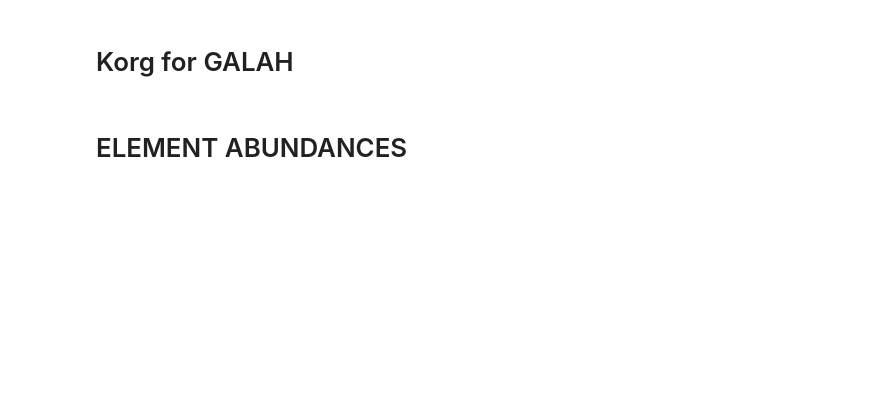
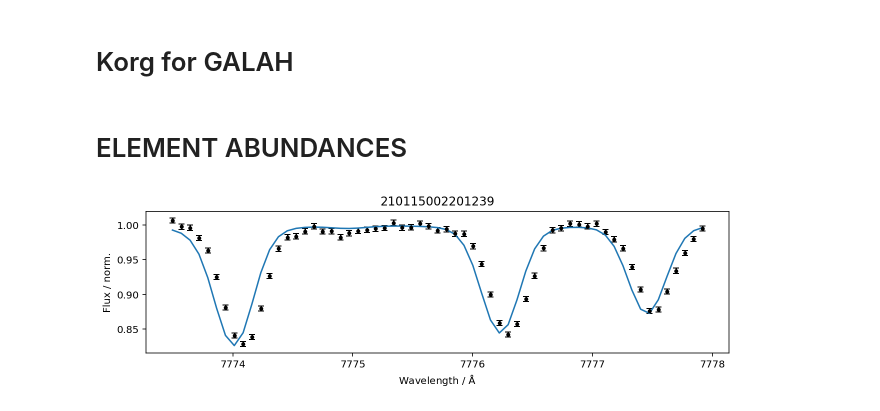
Before and after one commit to svenbuder/galah_korg, a Jupyter notebook: korg_for_galah_single.ipynb, the cells around one changed output. Cells and saved outputs as stored; diff of their text form; code cells hidden in the pictures; blank space fills up the shorter version.

```diff
--- a/korg_for_galah_single.ipynb
+++ b/korg_for_galah_single.ipynb
@@ -50,8 +50,6 @@ def get_spectrum(sobject_id):
 spectrum = get_spectrum(sobject_id = 210115002201239)
 # %% [markdown]
 # ELEMENT ABUNDANCES
-# %%
-stellar_parameters = dict(Teff = 5772, logg = 4.44, m_H = 0.00, vsini = 4.0, vmic=1.06)
 # %%
 spectrum_waveobs = np.concatenate(([[Korg.air_to_vacuum(λ) for λ in spectrum['wave_air_ccd'+str(ccd)]] for ccd in [1,2,3,4]]))
 spectrum_flux = np.concatenate(([[f for f in spectrum['flux_norm_ccd'+str(ccd)]] for ccd in [1,2,3,4]]))
@@ -78,20 +77,6 @@ windows = dict()
 # Oxygen
 windows[8] = [(Korg.air_to_vacuum(7771.359),Korg.air_to_vacuum(7772.509)),(Korg.air_to_vacuum(7773.522),Korg.air_to_vacuum(7774.782)),(Korg.air_to_vacuum(7774.912),Korg.air_to_vacuum(7775.962))]
 
-# # Na
+# Na
 # windows[11] = [(Korg.air_to_vacuum(4751.689),Korg.air_to_vacuum(4751.944)),(Korg.air_to_vacuum(5682.517),Korg.air_to_vacuum(5682.997)),(Korg.air_to_vacuum(5687.917),Korg.air_to_vacuum(5688.392))]
+windows[11] = [(Korg.air_to_vacuum(4751.4),Korg.air_to_vacuum(4752.2)),(Korg.air_to_vacuum(5682.3),Korg.air_to_vacuum(5683.3)),(Korg.air_to_vacuum(5687.3),Korg.air_to_vacuum(5688.7))]
-# %%
-element = "O"
-
-params = dict(O = 0.0)
-
-fit_result = Korg.Fit.fit_spectrum(
-    spectrum_s['waveobs'],
-    spectrum_s['flux'],
-    spectrum_s['err'],
-    galah_lines,
-    params,
-    stellar_parameters,
-    windows=windows[Korg.atomic_numbers[element]],
-    synthesis_wls=synthesis_wls, LSF_matrix=LSF_matrix
-)
@@ -106,0 +83,70 @@ plt.plot(
+# %%
+elements = ["O", "Na"]
+
+for element in elements:
+
+    params = {element:0.0, 'vsini':5.3}
+    stellar_parameters = dict(Teff = 5772, logg = 4.44, m_H = 0.00, vmic = 1.06)
+
+    fit_result = Korg.Fit.fit_spectrum(
+        spectrum_s['waveobs'],
+        spectrum_s['flux'],
+        spectrum_s['err'],
+        galah_lines,
+        params,
+        stellar_parameters,
+        windows=windows[Korg.atomic_numbers[element]],
+        synthesis_wls=synthesis_wls, LSF_matrix=LSF_matrix
+    )
+
+    # Get pixels of observed and synthetic segments
+    obs_wl_mask = np.array(fit_result.obs_wl_mask)
+    mask_not_zero = np.where(obs_wl_mask[1:] > 0)[0]
+    mask_begin = np.where(mask_not_zero[1:] - mask_not_zero[:-1] != 1)[0]
+    if len(mask_begin) > 0:
+        obs_pixels = [[mask_not_zero[0],mask_not_zero[mask_begin[0]]]]
+        syn_pixels = [[0,mask_begin[0]]]
+        for index in range(len(mask_begin)-1):
+            obs_pixels.append([mask_not_zero[mask_begin[index]+1],mask_not_zero[mask_begin[index+1]]])
+            syn_pixels.append([mask_begin[index]+1,mask_begin[index+1]])
+        obs_pixels.append([mask_not_zero[mask_begin[index+1]+1],mask_not_zero[-1]])
+        syn_pixels.append([mask_begin[index+1]+1,len(mask_not_zero)-1])
+    else:
+        obs_pixels = [[mask_not_zero[0],mask_not_zero[-1]]]
+        syn_pixels = [[0,len(mask_not_zero)-1]]
+
+    # Plot Results
+    f, gs = plt.subplots(1,len(obs_pixels),figsize=(9,3),sharey=True)
+    for panel in range(len(obs_pixels)):
+
+        if len(obs_pixels) > 1:
+            ax = gs[panel]
+        else:
+            ax = gs
+        ax.errorbar(
+            spectrum_s['waveobs'][obs_pixels[panel][0]:obs_pixels[panel][-1]],
+            spectrum_s['flux'][obs_pixels[panel][0]:obs_pixels[panel][-1]],
+            yerr = spectrum_s['err'][obs_pixels[panel][0]:obs_pixels[panel][-1]],
+            fmt = '.', c = 'k', capsize = 3
+        )
+        ax.plot(
+            spectrum_s['waveobs'][obs_pixels[panel][0]:obs_pixels[panel][-1]],
+            fit_result.best_fit_flux[syn_pixels[panel][0]:syn_pixels[panel][-1]]
+        )
+
+        parameter_result = fit_result.best_fit_params
+        params_sigma = np.sqrt(np.diag(fit_result.covariance[1]))
+
+        if panel == 0:
+            ax.set_title(spectrum['sobject_id'])
+            ax.set_ylabel('Flux / norm.')
+        if panel == 1:
+            ax.set_title(r'['+element+'/H] = $'+"{:.3f}".format(parameter_result[element])+' \pm '+"{:.3f}".format(params_sigma[np.where(np.array(fit_result.covariance[0])==element)[0][0]])+'$')
+        if panel == 2:
+            ax.set_title(r'['+element+'/Fe] = $'+"{:.3f}".format(parameter_result[element] - stellar_parameters['m_H'])+' \pm '+"{:.3f}".format(params_sigma[np.where(np.array(fit_result.covariance[0])==element)[0][0]])+'$')
+        ax.set_xlabel(r'Wavelength / $\mathrm{\AA}$')
+    plt.tight_layout()
+    plt.show()
+    plt.close()
+# %% [output]
+[figure, added]
```
Also changed, not shown: parts of 4 cells of this notebook, 1 other file.
